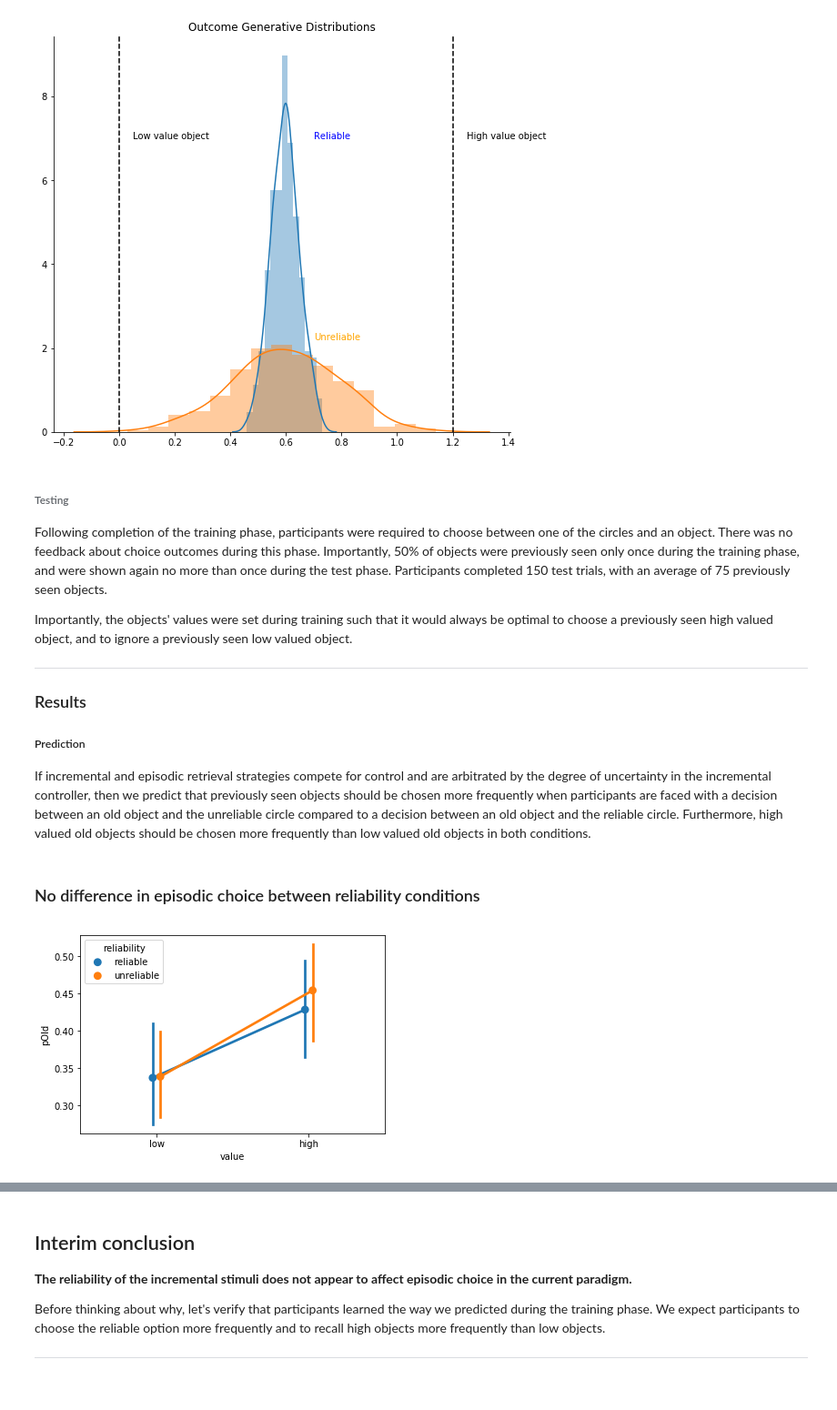
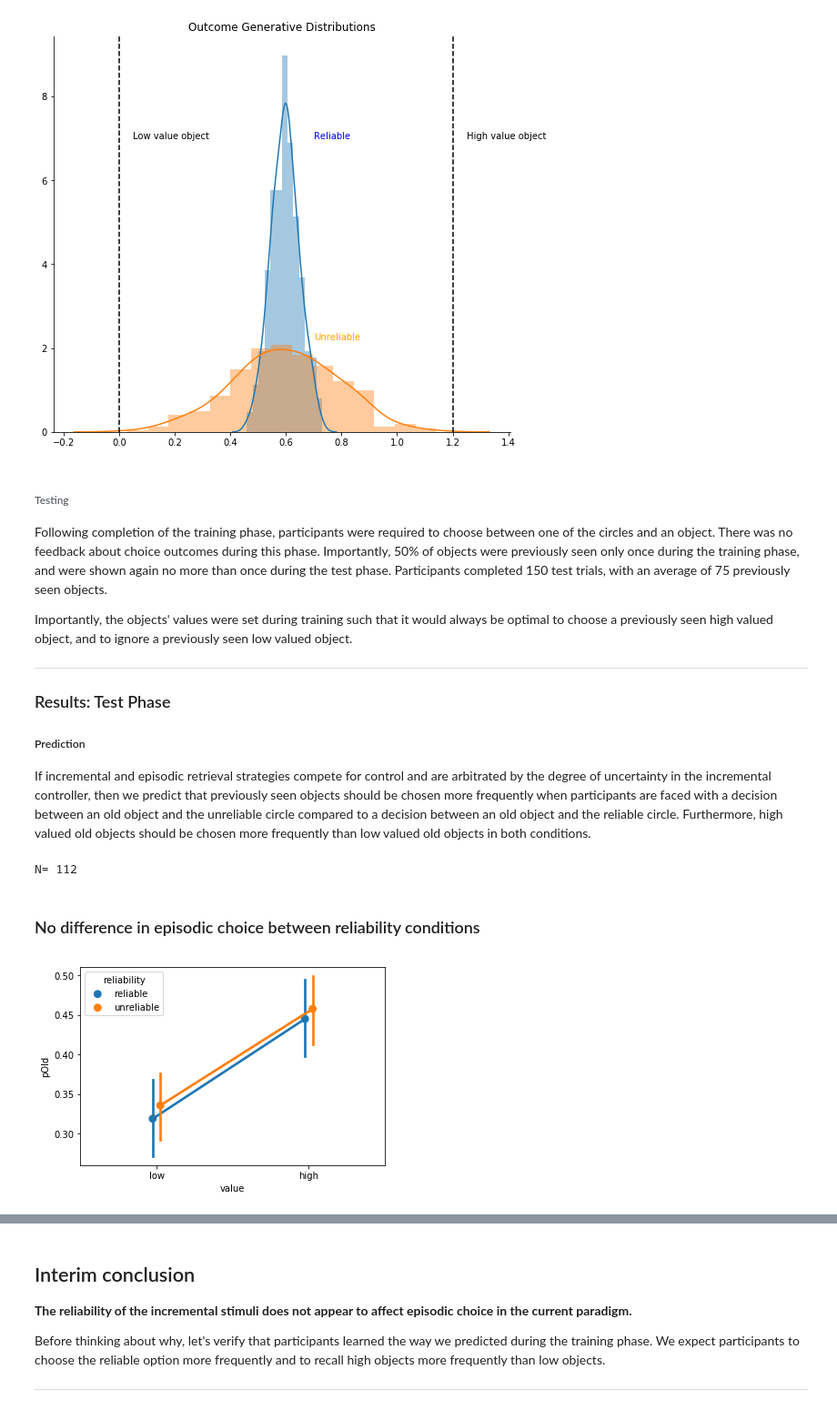
Before and after one commit to boomsbloom/lab_notebooks, a Jupyter notebook: lab_notebooks/eprl_uncertainty_exp1.ipynb, the cells around one changed output, grey strips where cells are left out. Shown at 91% size. Cells and saved outputs as stored; diff of their text form; code cells hidden in the pictures.

Commit message:
eprl_uncertainty results updated

```diff
--- a/lab_notebooks/eprl_uncertainty_exp1.ipynb
+++ b/lab_notebooks/eprl_uncertainty_exp1.ipynb
@@ -64,22 +64,55 @@ Importantly, the objects' values were set during training such that it would alw
 
 ---
 
-### Results
+### Results: Test Phase
 
 ##### Prediction
 If incremental and episodic retrieval strategies compete for control and are arbitrated by the degree of uncertainty in the incremental controller, then we predict that previously seen objects should be chosen more frequently when participants are faced with a decision between an old object and the unreliable circle compared to a decision between an old object and the reliable circle. Furthermore, high valued old objects should be chosen more frequently than low valued old objects in both conditions.
+# %%
+# Prepare data for plotting. All functions located at end of notebook
+
+global exclude_response
+global exclude_blur
+
+# these parameters exclude very few people
+exclude_response = .6
+exclude_blur = 100
+# Load the screentime data
+int_data, exclude_pids = loadData(dType="interaction")
+exclude_pids = map(int,exclude_pids)
+# Load the experiment data
+data = loadData(dType="experiment")[0]
+# Clean the dataframe
+agg_data = aggregateTestData(data=data, exclude_pids=exclude_pids)
+# Calculate random performance
+random_perf = gen_random_performance(data=data,n_sims=50)
+# Get # of times clicked out of experiment
+n_blurs = int_data[int_data.event == "blur"] \
+            .groupby(['subjectID','event']) \
+            .size() \
+            .reset_index(name="n_blurs")
+# Add # blurs to the cleaned data
+agg_data['n_blurs'] = agg_data['pid'].apply(get_blurs)
+# Subtract actual from random
+agg_data['performance'] = agg_data['pid'].apply(get_relative_perf)
+# Scale pOld by datapoints
+agg_data['pOld_scaled'] = agg_data['pOld'] * agg_data['propResponse']
+
+# exclude people whose performance was extremely poor (n=2)
+agg_data = agg_data[agg_data.performance > -0.2]
+
+print("N= %s"%(len(agg_data.pid.unique()))) # Our final N
+# %% [output]
+N= 112
 # %% [markdown]
 ### No difference in episodic choice between reliability conditions
 # %%
-int_data, exclude_pids = loadData(dType="interaction")
-exclude_pids = map(int,exclude_pids)
-data = loadData(dType="experiment")[0]
-agg_data = aggregateTestData(data=data, exclude_pids=exclude_pids)
-sns.pointplot(x='value',y='pOld',hue='reliability',data=agg_data,order=['low','high'],dodge=True)
+sns.pointplot(x='value',y='pOld',hue='reliability',
+              data=agg_data,order=['low','high'],dodge=True)
 
 plt.show()
 # %% [output]
-[figure, old version]
+[figure, new version]
 # %% [markdown]
 This figure plots the group-level average proportion of choosing an old object during the test phase as a function of object value and circle stimulus reliability with 95% confidence intervals demonstrating measurement uncertainty.
 
```
Also changed, not shown: parts of 24 cells of this notebook.
